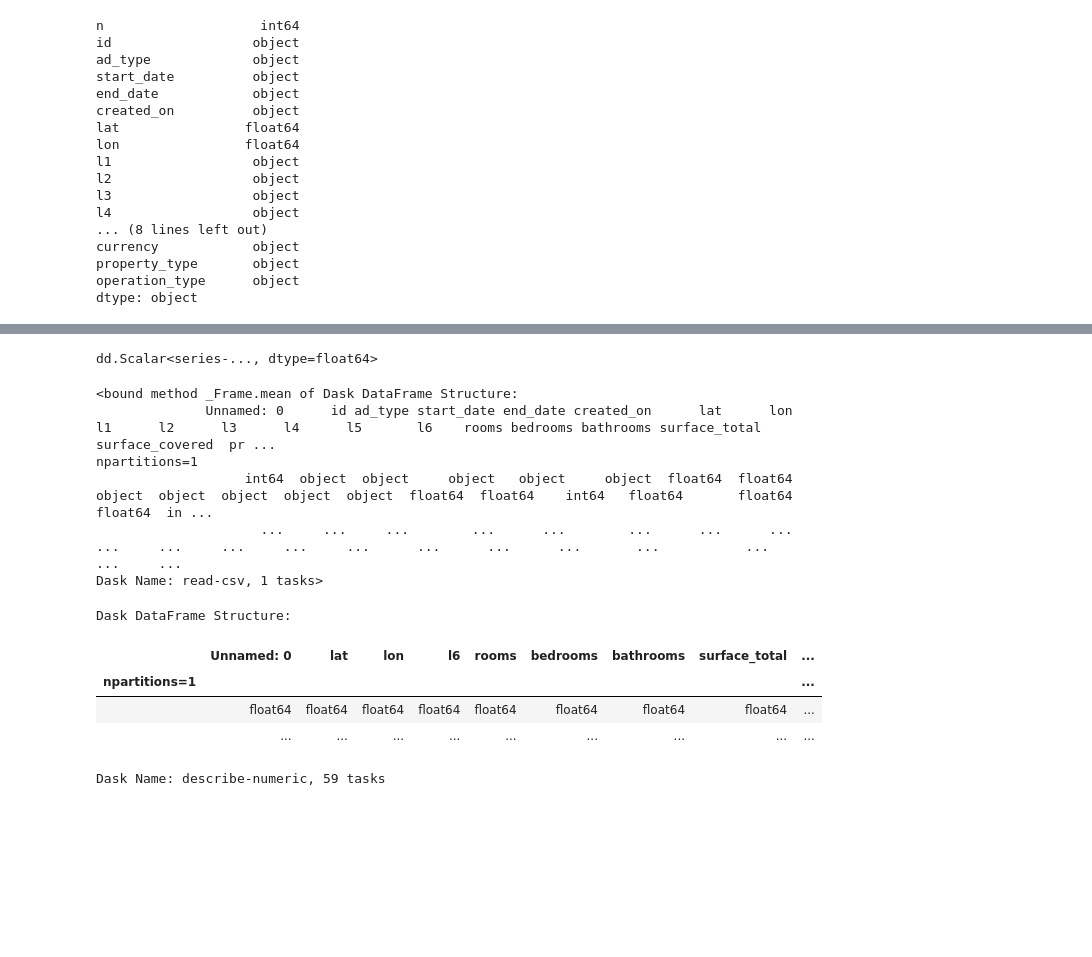
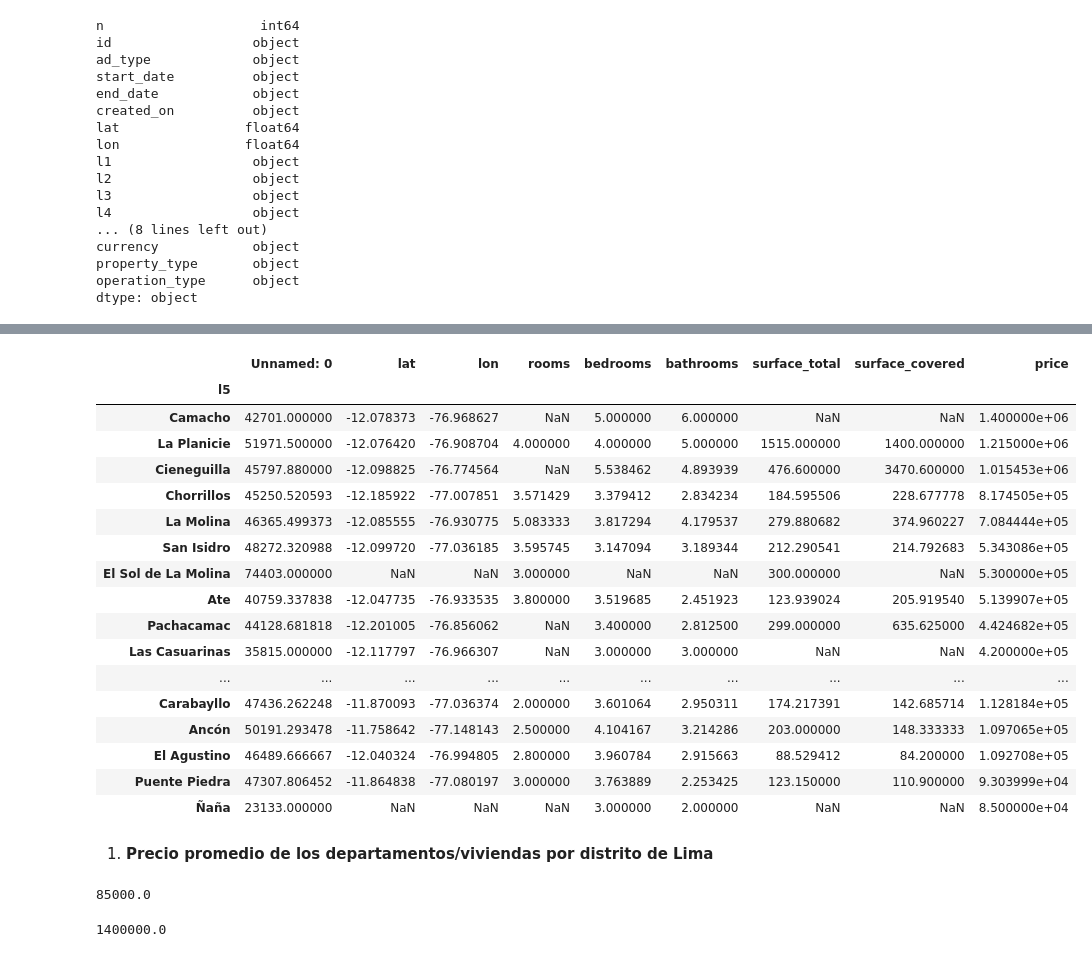
Before and after one commit to humitaz/BigData-Analytics, a Jupyter notebook: BU_Trabajo2.ipynb, the cells around one changed output, grey strips where cells are left out. Saved outputs shown, nothing was run; the diff lists cells and outputs as text; code cells hidden in the pictures; blank space fills up the shorter version.

```diff
--- a/BU_Trabajo2.ipynb
+++ b/BU_Trabajo2.ipynb
@@ -56,25 +79,32 @@ dtype: object
+# %%
+mean_properati.sort_values(by=['price'], inplace=True, ascending=False)
+mean_properati
+# %% [output]
+|  | Unnamed: 0 | lat | lon | rooms | bedrooms | bathrooms | surface_total | surface_covered | price |
+| l5 |  |  |  |  |  |  |  |  |  |
+| Camacho | 42701.000000 | -12.078373 | -76.968627 | NaN | 5.000000 | 6.000000 | NaN | NaN | 1.400000e+06 |
+| La Planicie | 51971.500000 | -12.076420 | -76.908704 | 4.000000 | 4.000000 | 5.000000 | 1515.000000 | 1400.000000 | 1.215000e+06 |
+| Cieneguilla | 45797.880000 | -12.098825 | -76.774564 | NaN | 5.538462 | 4.893939 | 476.600000 | 3470.600000 | 1.015453e+06 |
+| Chorrillos | 45250.520593 | -12.185922 | -77.007851 | 3.571429 | 3.379412 | 2.834234 | 184.595506 | 228.677778 | 8.174505e+05 |
+| La Molina | 46365.499373 | -12.085555 | -76.930775 | 5.083333 | 3.817294 | 4.179537 | 279.880682 | 374.960227 | 7.084444e+05 |
+| San Isidro | 48272.320988 | -12.099720 | -77.036185 | 3.595745 | 3.147094 | 3.189344 | 212.290541 | 214.792683 | 5.343086e+05 |
+| El Sol de La Molina | 74403.000000 | NaN | NaN | 3.000000 | NaN | NaN | 300.000000 | NaN | 5.300000e+05 |
+| Ate | 40759.337838 | -12.047735 | -76.933535 | 3.800000 | 3.519685 | 2.451923 | 123.939024 | 205.919540 | 5.139907e+05 |
+| Pachacamac | 44128.681818 | -12.201005 | -76.856062 | NaN | 3.400000 | 2.812500 | 299.000000 | 635.625000 | 4.424682e+05 |
+| Las Casuarinas | 35815.000000 | -12.117797 | -76.966307 | NaN | 3.000000 | 3.000000 | NaN | NaN | 4.200000e+05 |
+| ... | ... | ... | ... | ... | ... | ... | ... | ... | ... |
+| Carabayllo | 47436.262248 | -11.870093 | -77.036374 | 2.000000 | 3.601064 | 2.950311 | 174.217391 | 142.685714 | 1.128184e+05 |
+| Ancón | 50191.293478 | -11.758642 | -77.148143 | 2.500000 | 4.104167 | 3.214286 | 203.000000 | 148.333333 | 1.097065e+05 |
+| El Agustino | 46489.666667 | -12.040324 | -76.994805 | 2.800000 | 3.960784 | 2.915663 | 88.529412 | 84.200000 | 1.092708e+05 |
+| Puente Piedra | 47307.806452 | -11.864838 | -77.080197 | 3.000000 | 3.763889 | 2.253425 | 123.150000 | 110.900000 | 9.303999e+04 |
+| Ñaña | 23133.000000 | NaN | NaN | NaN | 3.000000 | 2.000000 | NaN | NaN | 8.500000e+04 |
+# %% [markdown]
+1. **Precio promedio de los departamentos/viviendas por distrito de Lima**
+# %%
+mean_properati.price.min()
+# %% [output]
+85000.0
 # %%
-mean_properati = properati["price"].max()
-mean_properati
+mean_properati.price.max()
 # %% [output]
-dd.Scalar<series-..., dtype=float64>
+1400000.0
-# %%
-#Por lo menos dos estadísticos descriptivos que vayan en línea con el tema y argumento. Explíquelos /Adriana
-
-properati.mean
-# %% [output]
-<bound method _Frame.mean of Dask DataFrame Structure:
-              Unnamed: 0      id ad_type start_date end_date created_on      lat      lon      l1      l2      l3      l4      l5       l6    rooms bedrooms bathrooms surface_total surface_covered  pr ...
-npartitions=1
-                   int64  object  object     object   object     object  float64  float64  object  object  object  object  object  float64  float64    int64   float64       float64         float64  in ...
-                     ...     ...     ...        ...      ...        ...      ...      ...     ...     ...     ...     ...     ...      ...      ...      ...       ...           ...             ...     ...
-Dask Name: read-csv, 1 tasks>
-# %%
-properati.describe(split_every=False, percentiles=None, percentiles_method='default', include=None, exclude=None, datetime_is_numeric=False)
-# %% [output]
-Dask DataFrame Structure:
-|  | Unnamed: 0 | lat | lon | l6 | rooms | bedrooms | bathrooms | surface_total | ... |
-| npartitions=1 |  |  |  |  |  |  |  |  | ... |
-|  | float64 | float64 | float64 | float64 | float64 | float64 | float64 | float64 | ... |
-|  | ... | ... | ... | ... | ... | ... | ... | ... | ... |
-Dask Name: describe-numeric, 59 tasks
```
Also changed, not shown: parts of 7 cells of this notebook.
